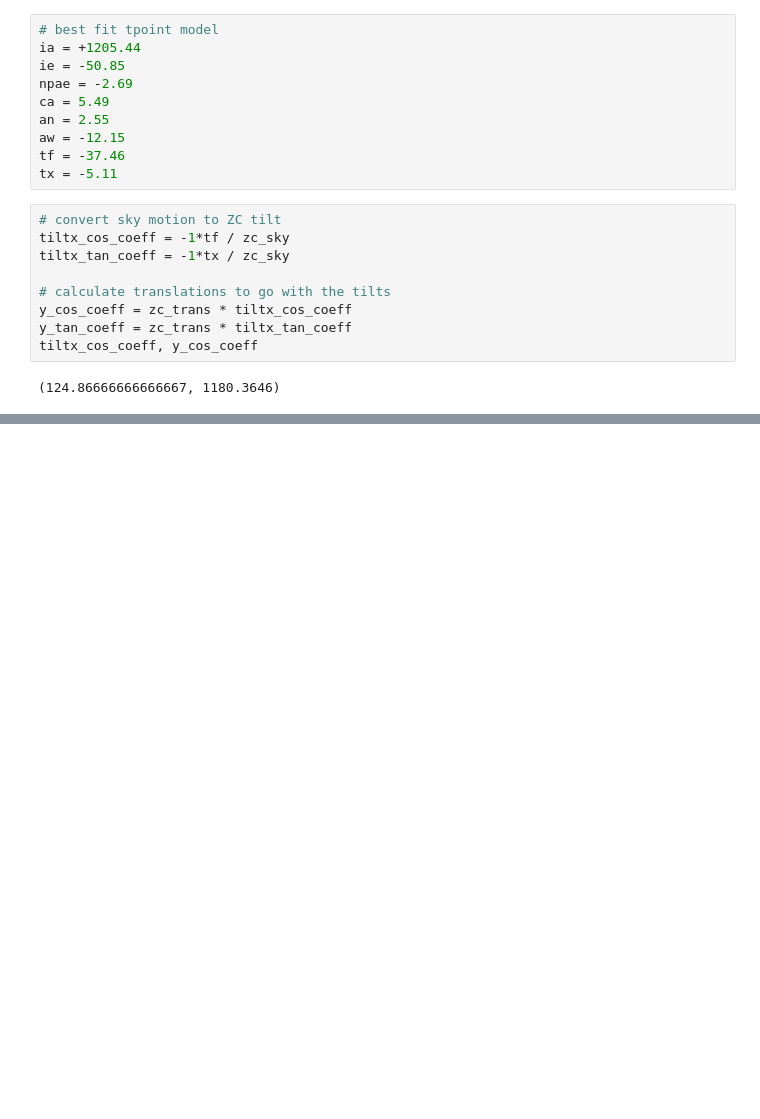
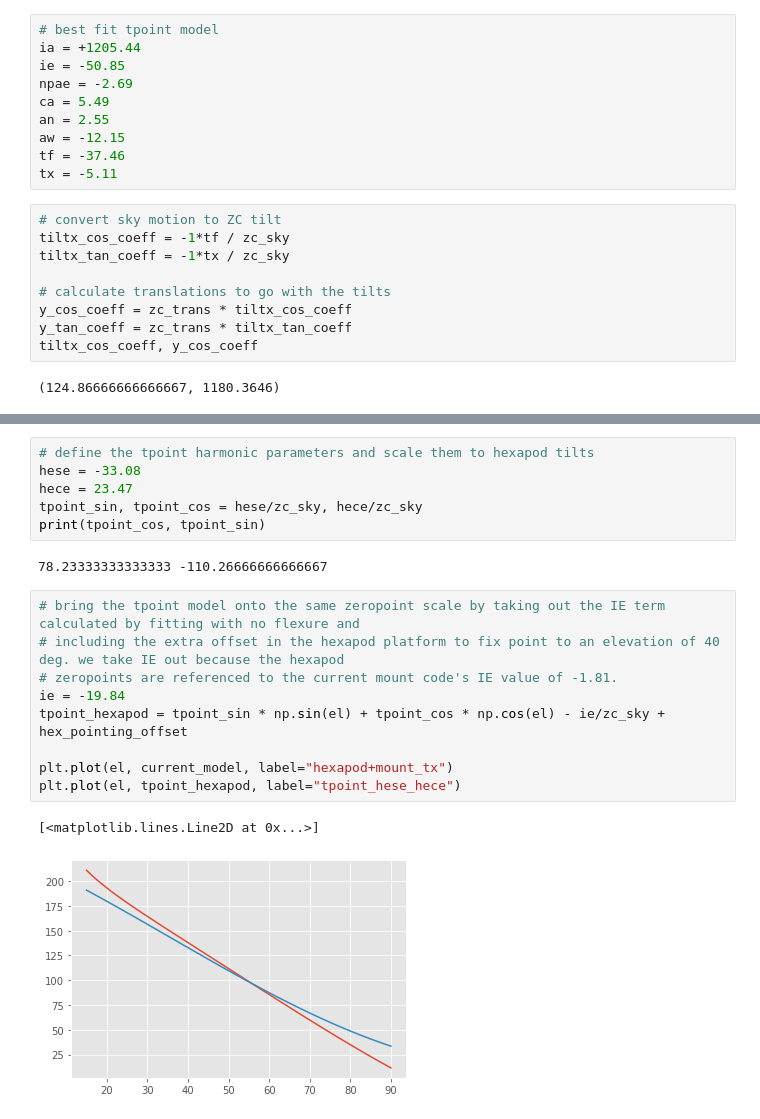
Before and after one commit to MMTObservatory/pointing_analysis, a Jupyter notebook: pointing_data/20200708/binospec_pointing.ipynb, the cells around one changed output, grey strips where cells are left out. Drawn from its saved outputs; the diff is of its cells as text; blank space fills up the shorter version.

```diff
--- a/pointing_data/20200708/binospec_pointing.ipynb
+++ b/pointing_data/20200708/binospec_pointing.ipynb
@@ -176,0 +226,20 @@ plt.show()
+# %%
+# define the tpoint harmonic parameters and scale them to hexapod tilts
+hese = -33.08
+hece = 23.47
+tpoint_sin, tpoint_cos = hese/zc_sky, hece/zc_sky
+print(tpoint_cos, tpoint_sin)
+# %% [output]
+78.23333333333333 -110.26666666666667
+# %%
+# bring the tpoint model onto the same zeropoint scale by taking out the IE term calculated by fitting with no flexure and
+# including the extra offset in the hexapod platform to fix point to an elevation of 40 deg. we take IE out because the hexapod
+# zeropoints are referenced to the current mount code's IE value of -1.81.
+ie = -19.84
+tpoint_hexapod = tpoint_sin * np.sin(el) + tpoint_cos * np.cos(el) - ie/zc_sky + hex_pointing_offset
+
+plt.plot(el, current_model, label="hexapod+mount_tx")
+plt.plot(el, tpoint_hexapod, label="tpoint_hese_hece")
+# %% [output]
+[<matplotlib.lines.Line2D at 0x...>]
+[figure, added]
```
Also changed, not shown: parts of 7 cells of this notebook, 2 other files.
